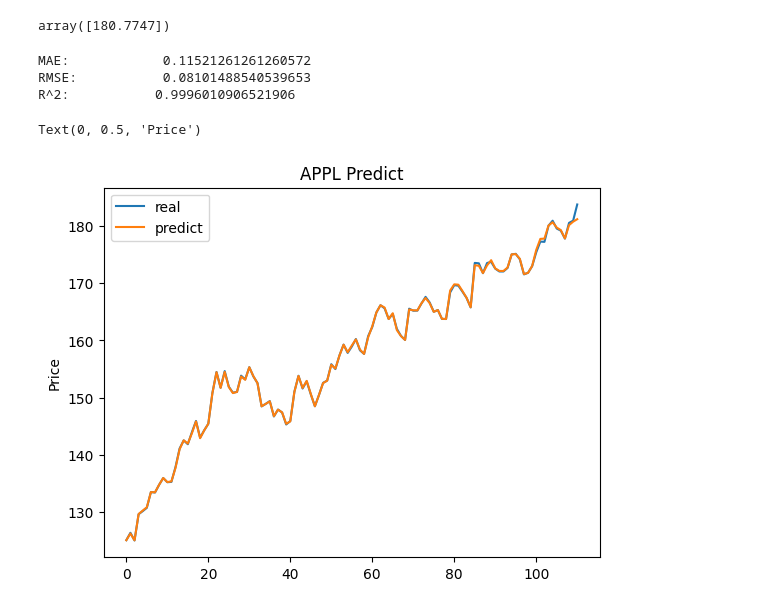
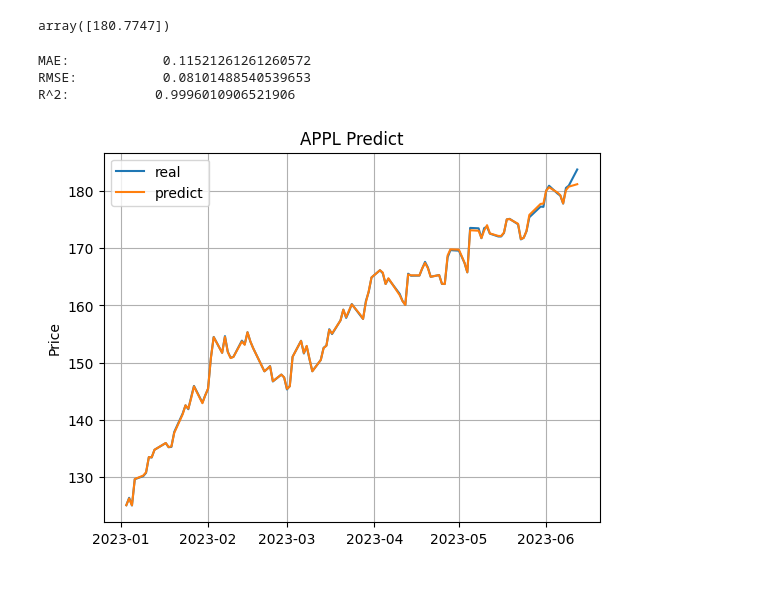
Before and after one commit to HaseongJung/stock-forecasting, a Jupyter notebook: stockPredict.ipynb, the cells around one changed output. Drawn from its saved outputs; the diff is of its cells as text; code cells hidden in the pictures.

```diff
--- a/stockPredict.ipynb
+++ b/stockPredict.ipynb
@@ -198,34 +198,34 @@ array([180.7747])
 train = appl[appl.index.year < 2023]
 valid = appl[appl.index.year == 2023]
 
 X_train = train.values
 X_valid = valid.values
 y_train = train.iloc[:, 0].values
 y_valid = valid.iloc[:, 0].values
 
 
 train
 
 rf = RandomForestRegressor(random_state=42)
 rf.fit(X_train, y_train)
 
 yhat = rf.predict(X_valid)
 mae = metrics.mean_absolute_error(y_valid, yhat)
 mse = metrics.mean_squared_error(y_valid, yhat)
 R2 = rf.score(X_valid, y_valid)
 
 print(f'MAE:            {mae}')
 print(f'RMSE:           {mse}')
 print(f'R^2:           {R2}')
 
-plt.plot(y_valid)
-plt.plot(yhat)
+plt.plot(pd.to_datetime(valid.index), y_valid)
+plt.plot(pd.to_datetime(valid.index), yhat)
 plt.legend(["real", "predict"])
 plt.title("APPL Predict")
 plt.ylabel("Price")
+plt.grid()
 # %% [output]
 MAE:            0.11521261261260572
 RMSE:           0.08101488540539653
 R^2:           0.9996010906521906
-Text(0, 0.5, 'Price')
-[figure, old version]
+[figure, new version]
```
